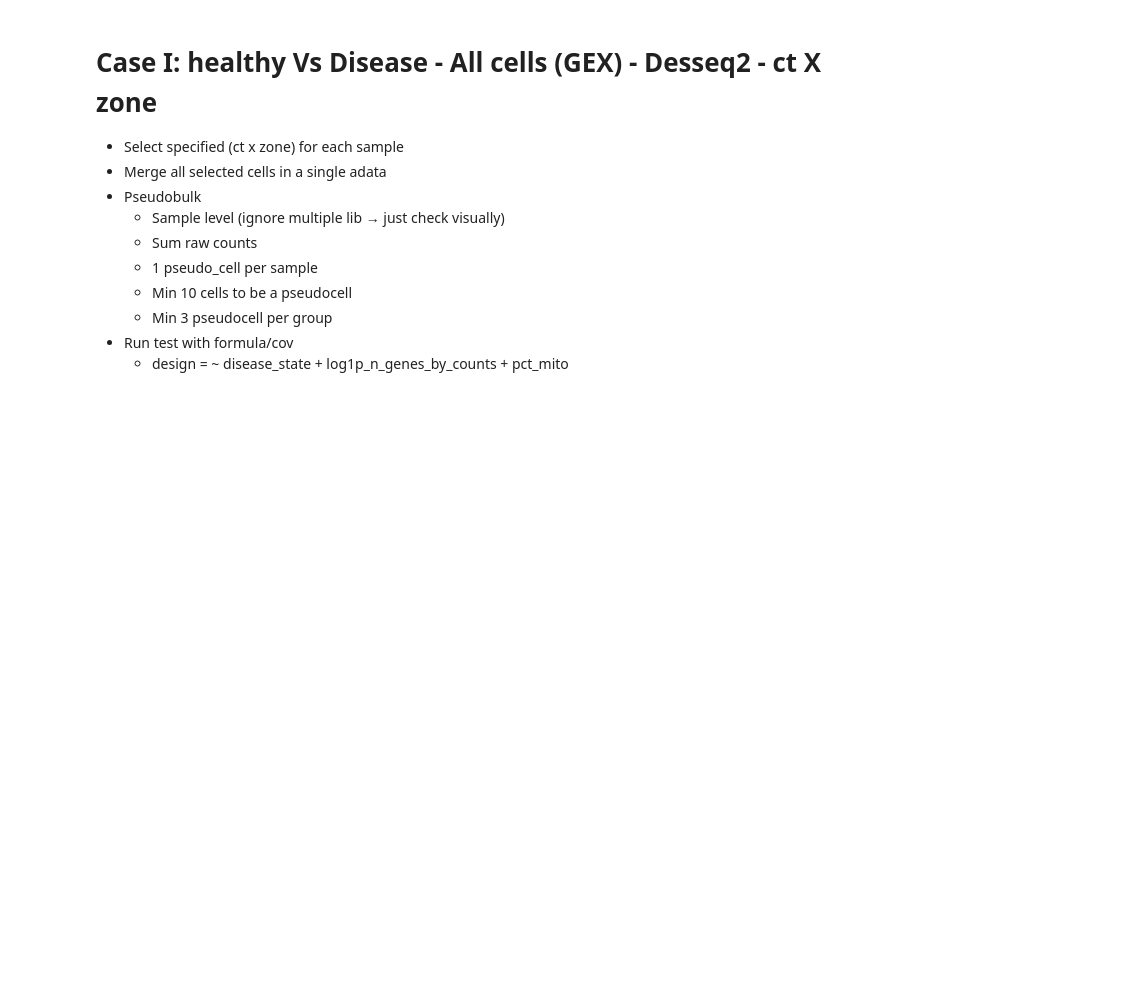
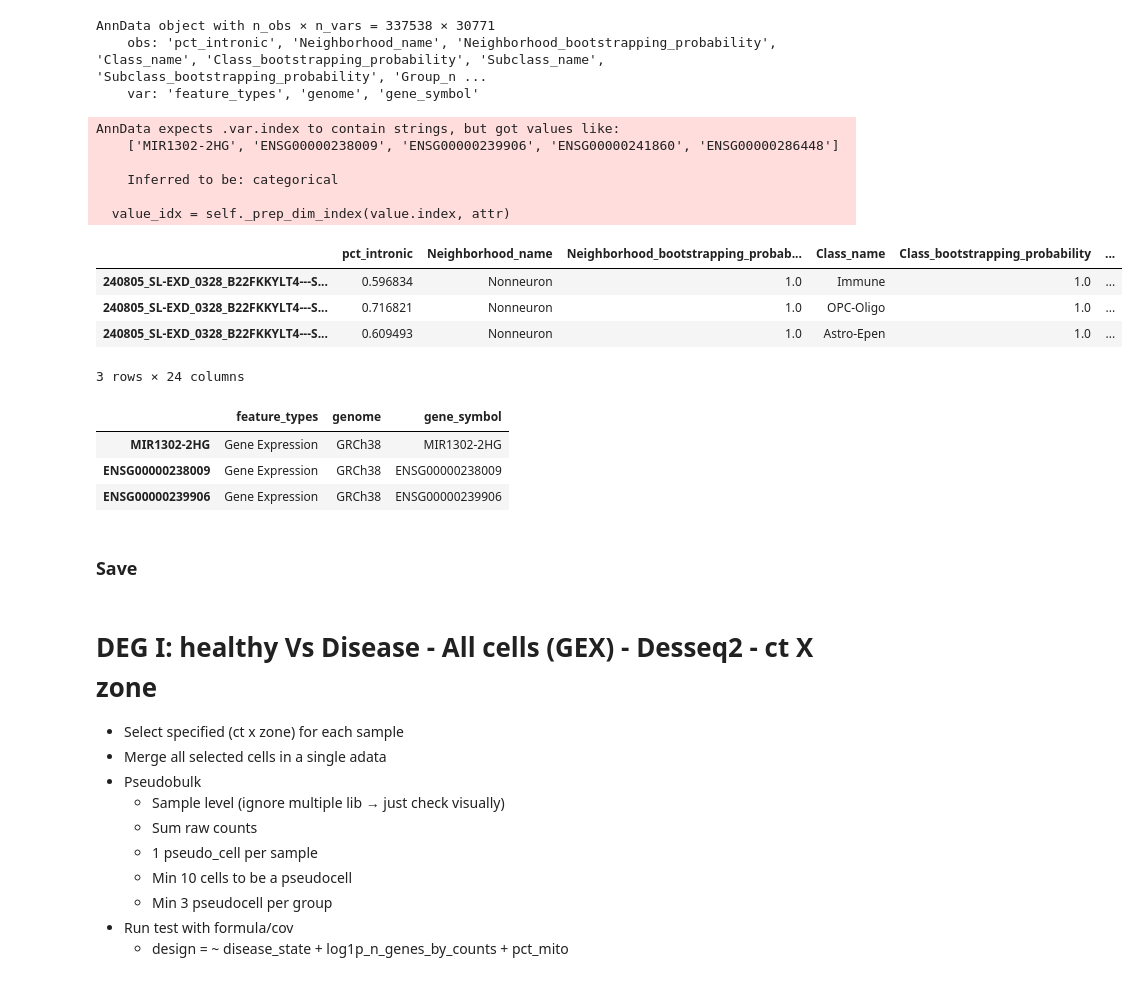
Before and after one commit to 8gabri8/XDP, a Jupyter notebook: script/single_sample_analysis/07_DEG_zones_analysis.ipynb, the cells around one changed output. Saved outputs shown, nothing was run; the diff lists cells and outputs as text; code cells hidden in the pictures; blank space fills up the shorter version.

```diff
--- a/script/single_sample_analysis/07_DEG_zones_analysis.ipynb
+++ b/script/single_sample_analysis/07_DEG_zones_analysis.ipynb
@@ -142,24 +228,45 @@ array([301., 171., 130., 175., 325., 164., 383., 241., 143., 336., 260.,
 # %%
-important_columns = ["donor_id", "library", "log1p_n_genes_by_counts", "log1p_total_counts_mt", "zone"]
+important_columns = ["donor_id", "library", "log1p_n_genes_by_counts", "pct_counts_mt", "zone"]
 
 
 # Save var info from first dataset before concat
 # So all dataset will have same metadata for genes
 var_info = all_adata_diseased.var[['feature_types', 'genome', 'gene_symbol']].copy()
 
 # Concate
 adata = sc.concat([all_adata_diseased, all_adata_healthy],
                   axis=0, # concatenate along observations, i.e., stacking cells)
                   index_unique='-' , # causes new barcodes to be orig_idx + '-' + key
                   keys=["diseased", "healthy"],
                   label="state",
                   join='inner')  # keeps COMMON genes
-del adata_diseased_list
+#del all_adata_diseased, all_adata_healthy
 
 # Restore var info for common genes
 adata.var = var_info.loc[adata.var_names]
 
 print(adata)
 display(adata.obs.head(3))
 display(adata.var.head(3))
 assert adata.obs_names.is_unique, "ERROR: adata.obs_names are not unique!"
+# %% [output]
+AnnData object with n_obs × n_vars = 337538 × 30771
+    obs: 'pct_intronic', 'Neighborhood_name', 'Neighborhood_bootstrapping_probability', 'Class_name', 'Class_bootstrapping_probability', 'Subclass_name', 'Subclass_bootstrapping_probability', 'Group_n ...
+    var: 'feature_types', 'genome', 'gene_symbol'
+AnnData expects .var.index to contain strings, but got values like:
+    ['MIR1302-2HG', 'ENSG00000238009', 'ENSG00000239906', 'ENSG00000241860', 'ENSG00000286448']
+
+    Inferred to be: categorical
+
+  value_idx = self._prep_dim_index(value.index, attr)
+|  | pct_intronic | Neighborhood_name | Neighborhood_bootstrapping_probab... | Class_name | Class_bootstrapping_probability | ... |
+| 240805_SL-EXD_0328_B22FKKYLT4---S... | 0.596834 | Nonneuron | 1.0 | Immune | 1.0 | ... |
+| 240805_SL-EXD_0328_B22FKKYLT4---S... | 0.716821 | Nonneuron | 1.0 | OPC-Oligo | 1.0 | ... |
+| 240805_SL-EXD_0328_B22FKKYLT4---S... | 0.609493 | Nonneuron | 1.0 | Astro-Epen | 1.0 | ... |
+3 rows × 24 columns
+|  | feature_types | genome | gene_symbol |
+| MIR1302-2HG | Gene Expression | GRCh38 | MIR1302-2HG |
+| ENSG00000238009 | Gene Expression | GRCh38 | ENSG00000238009 |
+| ENSG00000239906 | Gene Expression | GRCh38 | ENSG00000239906 |
+# %% [markdown]
+### Save
@@ -166,5 +279,5 @@ assert adata.obs_names.is_unique, "ERROR: adata.obs_names are not unique!"
 # %% [markdown]
-# Case I: healthy Vs Disease - All cells (GEX) - Desseq2 - ct X zone
+# DEG I: healthy Vs Disease - All cells (GEX) - Desseq2 - ct X zone
 - Select specified (ct x zone) for each sample
 - Merge all selected cells in a single adata
 - Pseudobulk
```
Also changed, not shown: parts of 29 cells of this notebook, 4 other files.
